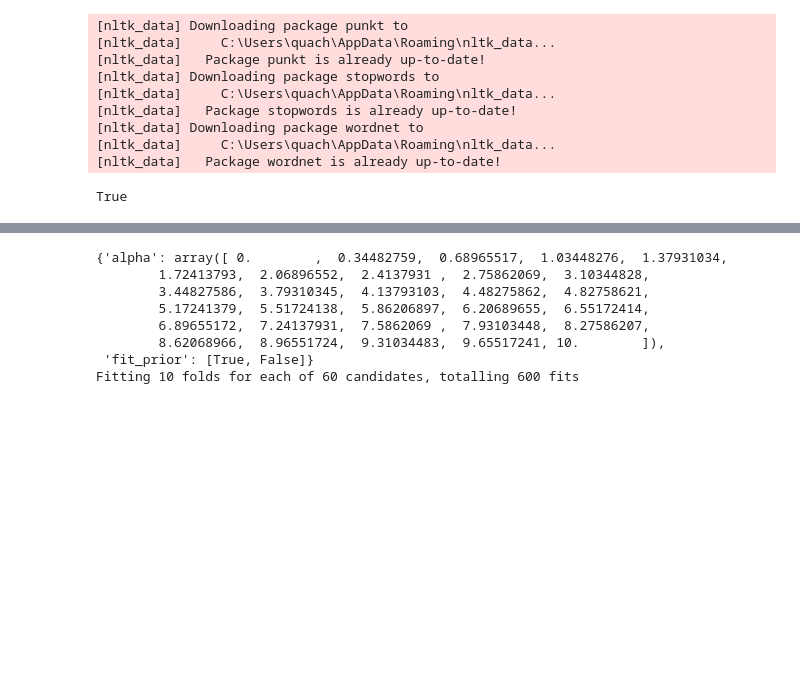
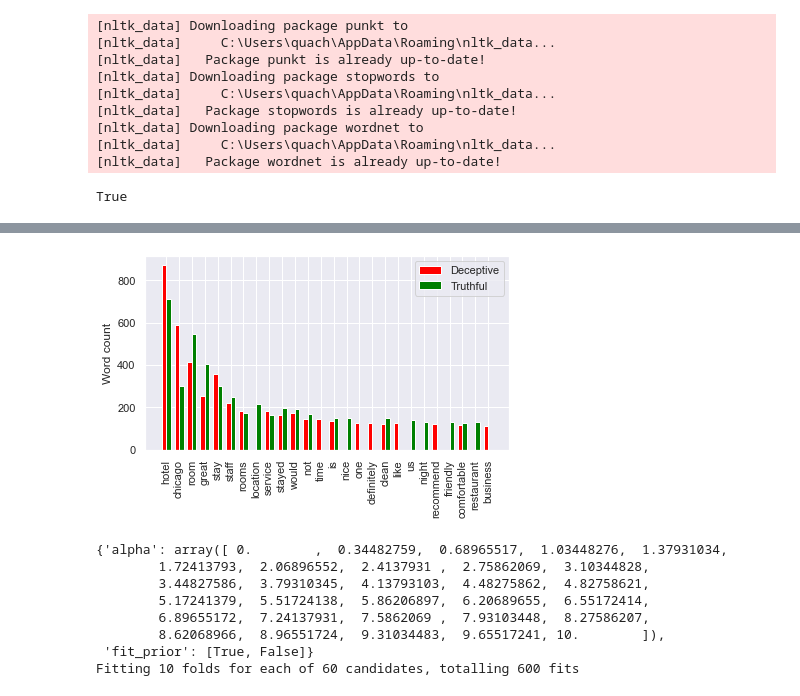
Before and after one commit to beld78/ARM-Paper, a Jupyter notebook: Analysis.ipynb, the cells around one changed output, grey strips where cells are left out. Cells and saved outputs as stored; diff of their text form; code cells hidden in the pictures; blank space fills up the shorter version.

```diff
--- a/Analysis.ipynb
+++ b/Analysis.ipynb
@@ -222 +304,28 @@ X_train = bag_of_words_train.drop('class_target', axis=1)
+# %%
+labels = list(word_count_dec_truth.keys())
+values = list(word_count_dec_truth.values())
+val_dec = [x[0] for x in values]
+val_truthful = [x[1] for x in values]
+ind = np.arange(len(labels))  # the x locations for the groups
+width = 0.35  # the width of the bars
+
+fig, ax = plt.subplots()
+rects1 = ax.bar(ind - width/2, val_dec, width,
+                color="red",
+                label='Deceptive')
+rects2 = ax.bar(ind + width/2, val_truthful, width,
+                color="green",
+                label='Truthful')
+
+# Add some text for labels, title and custom x-axis tick labels, etc.
+ax.set_ylabel('Word count')
+ax.set_xticks(ind)
+ax.set_xticklabels(labels)
+ax.legend()
+plt.xticks(rotation=90)
+fig.tight_layout()
+plt.savefig('plots/word_count_comparison.png', dpi=2000)
+plt.show()
+# %% [output]
+[figure, added]
 # %%
```
Also changed, not shown: parts of 6 cells of this notebook.
